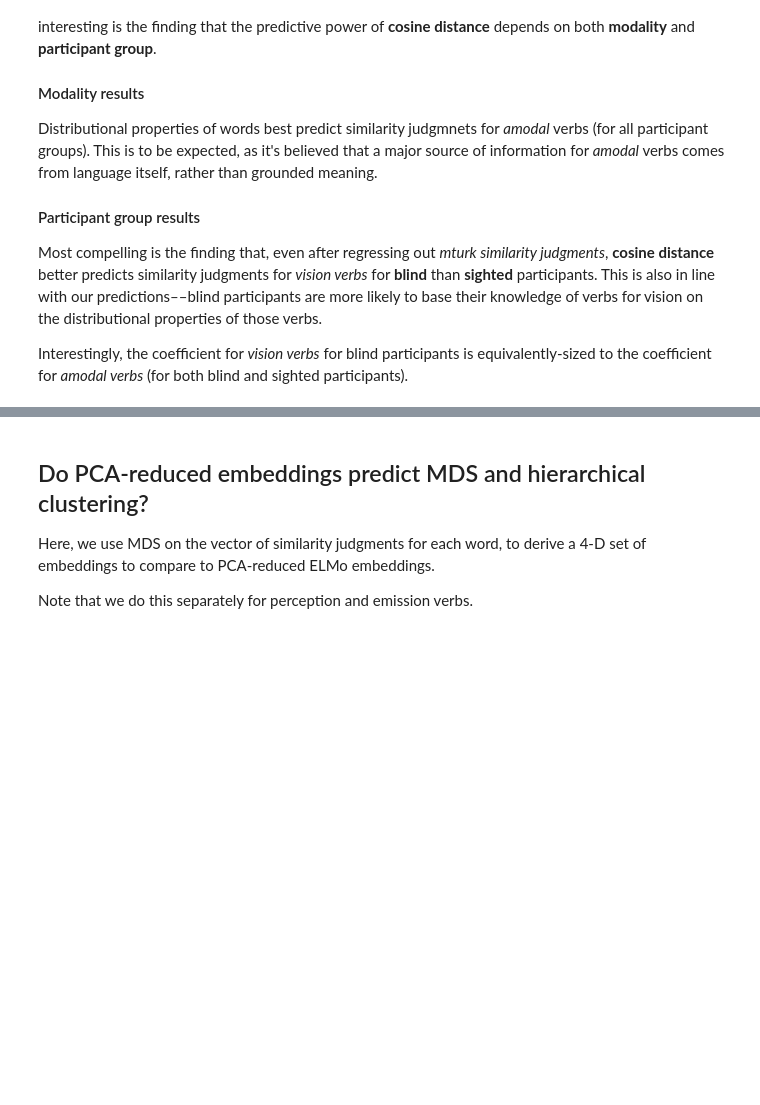
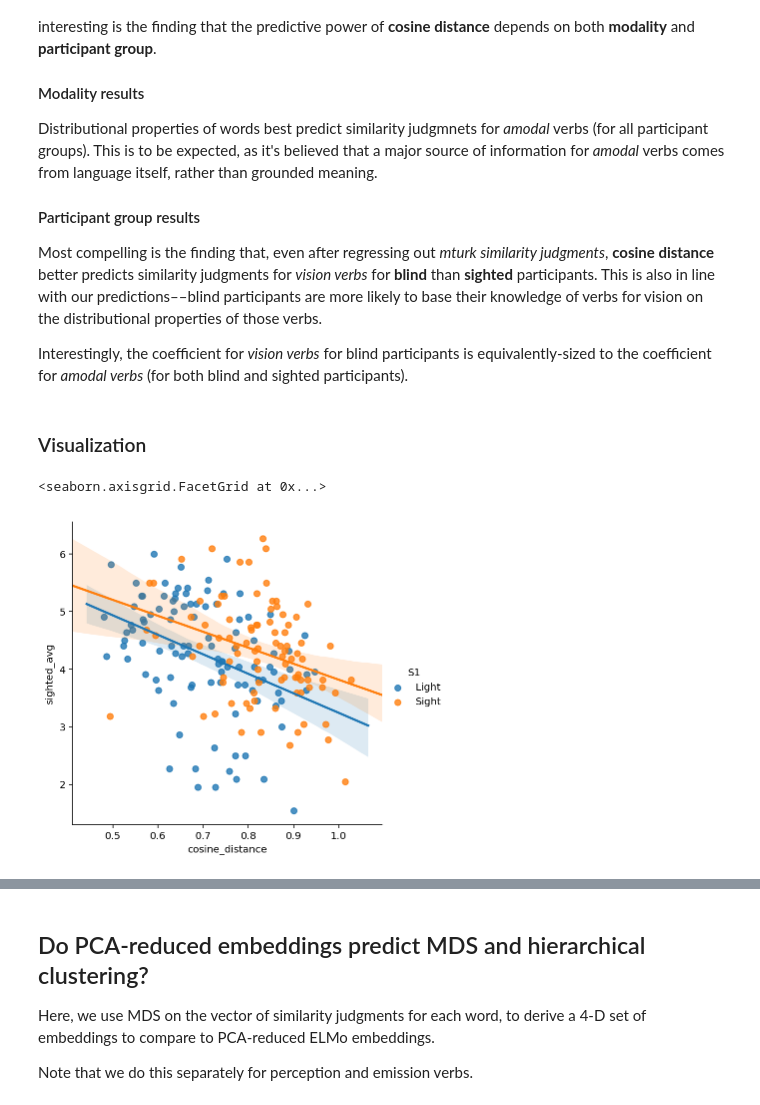
Before and after one commit to seantrott/abstract_concrete, a Jupyter notebook: comparing_to_humans.ipynb, the cells around one changed output, grey strips where cells are left out. Cells and saved outputs as stored; diff of their text form; code cells hidden in the pictures; blank space fills up the shorter version.

```diff
--- a/comparing_to_humans.ipynb
+++ b/comparing_to_humans.ipynb
@@ -254,3 +292,12 @@ Distributional properties of words best predict similarity judgmnets for *amodal
 Most compelling is the finding that, even after regressing out *mturk similarity judgments*, **cosine distance** better predicts similarity judgments for *vision verbs* for **blind** than **sighted** participants. This is also in line with our predictions––blind participants are more likely to base their knowledge of verbs for vision on the distributional properties of those verbs.
 
 Interestingly, the coefficient for *vision verbs* for blind participants is equivalently-sized to the coefficient for *amodal verbs* (for both blind and sighted participants).
+# %% [markdown]
+### Visualization
+# %%
+sns.lmplot(data = df_same[df_same['Cat1']=="Vision"],
+           x = "cosine_distance", y ="sighted_avg",
+          hue = "S1")
+# %% [output]
+<seaborn.axisgrid.FacetGrid at 0x...>
+[figure, added]
```
Also changed, not shown: parts of 20 cells of this notebook, 1 other file.
